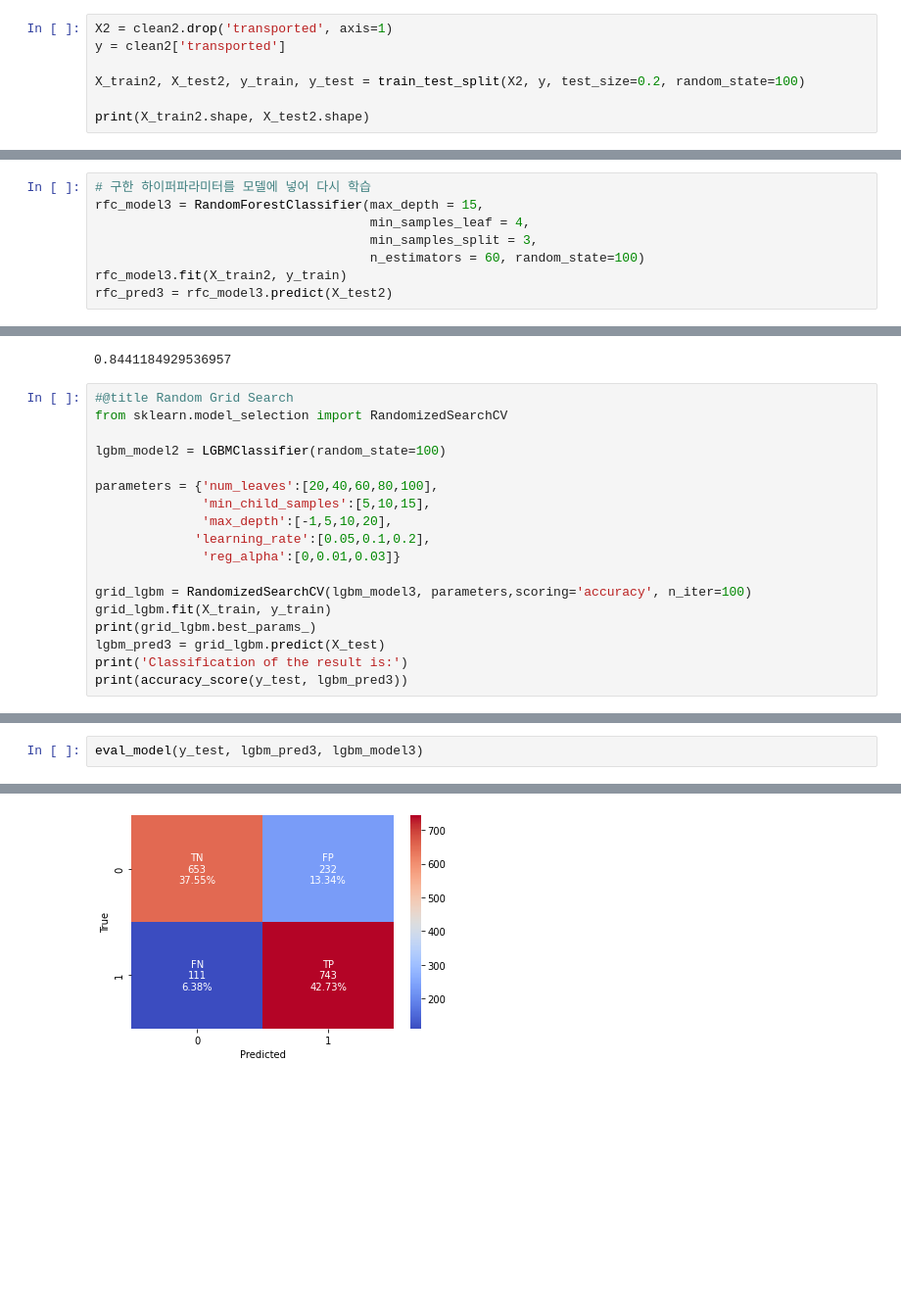
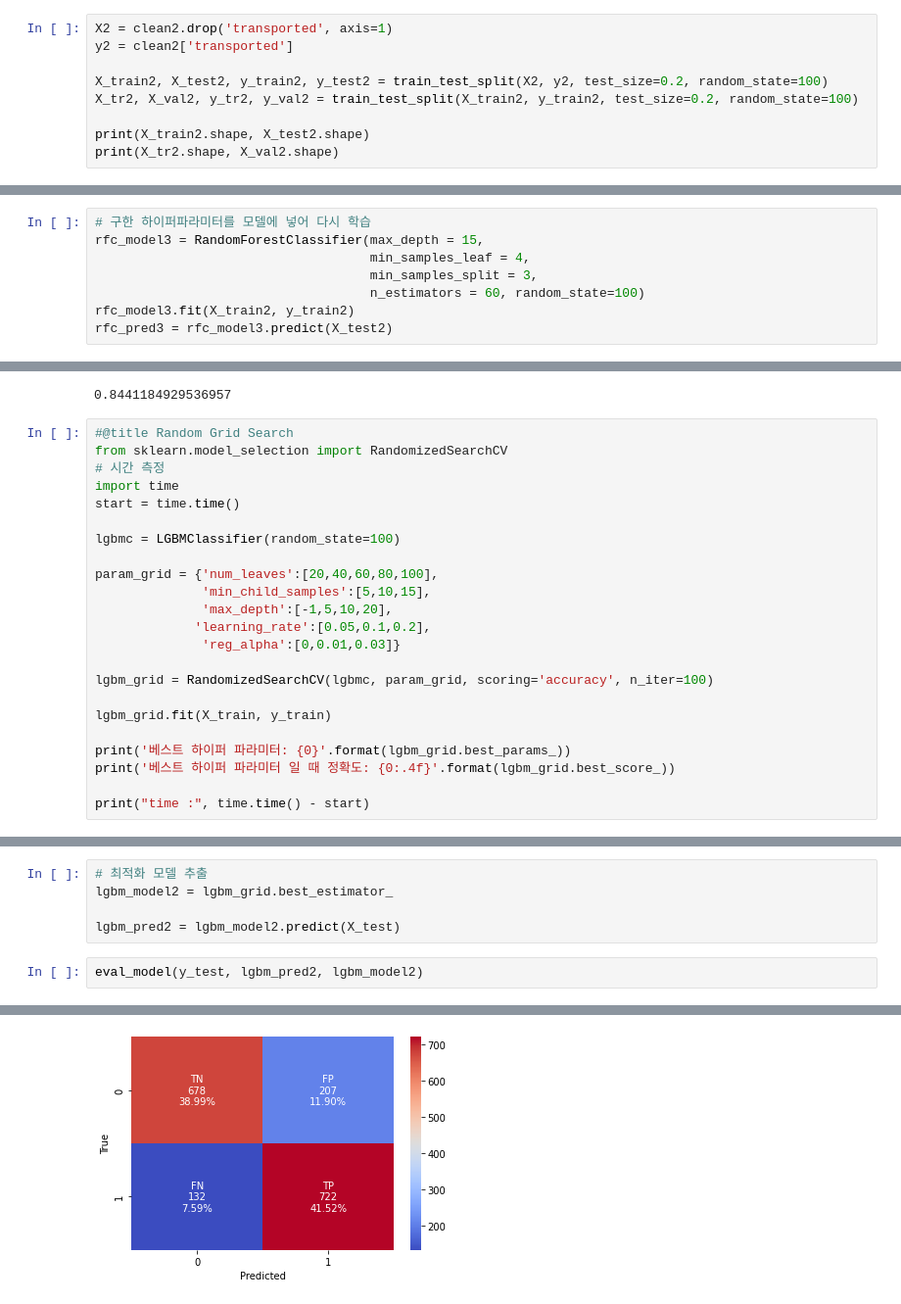
Before and after one commit to Ruinenhaft/Project_space_titanic, a Jupyter notebook: final code.ipynb, the cells around one changed output, grey strips where cells are left out. Shown: that part at 98% size. Saved outputs shown, nothing was run; the diff lists cells and outputs as text; blank space fills up the shorter version.

```diff
--- a/final code.ipynb
+++ b/final code.ipynb
@@ -433,10 +433,12 @@ Index(['transported', 'roomservice', 'foodcourt', 'shoppingmall', 'spa',
       dtype='object')
 # %%
 X2 = clean2.drop('transported', axis=1)
-y = clean2['transported']
+y2 = clean2['transported']
 
-X_train2, X_test2, y_train, y_test = train_test_split(X2, y, test_size=0.2, random_state=100)
+X_train2, X_test2, y_train2, y_test2 = train_test_split(X2, y2, test_size=0.2, random_state=100)
+X_tr2, X_val2, y_tr2, y_val2 = train_test_split(X_train2, y_train2, test_size=0.2, random_state=100)
 
 print(X_train2.shape, X_test2.shape)
+print(X_tr2.shape, X_val2.shape)
 # %% [output]
 (6954, 11) (1739, 11)
@@ -485,5 +488,5 @@ rfc_model3 = RandomForestClassifier(max_depth = 15,
                                     min_samples_leaf = 4,
                                     min_samples_split = 3,
                                     n_estimators = 60, random_state=100)
-rfc_model3.fit(X_train2, y_train)
+rfc_model3.fit(X_train2, y_train2)
 rfc_pred3 = rfc_model3.predict(X_test2)
@@ -582,19 +544,24 @@ accuracy_score(y_train, lgbm_model1.predict(X_train))
 # %%
 #@title Random Grid Search
 from sklearn.model_selection import RandomizedSearchCV
+# 시간 측정
+import time
+start = time.time()
 
-lgbm_model2 = LGBMClassifier(random_state=100)
+lgbmc = LGBMClassifier(random_state=100)
 
-parameters = {'num_leaves':[20,40,60,80,100],
+param_grid = {'num_leaves':[20,40,60,80,100],
               'min_child_samples':[5,10,15],
               'max_depth':[-1,5,10,20],
              'learning_rate':[0.05,0.1,0.2],
               'reg_alpha':[0,0.01,0.03]}
 
-grid_lgbm = RandomizedSearchCV(lgbm_model3, parameters,scoring='accuracy', n_iter=100)
-grid_lgbm.fit(X_train, y_train)
-print(grid_lgbm.best_params_)
-lgbm_pred3 = grid_lgbm.predict(X_test)
-print('Classification of the result is:')
-print(accuracy_score(y_test, lgbm_pred3))
+lgbm_grid = RandomizedSearchCV(lgbmc, param_grid, scoring='accuracy', n_iter=100)
+
+lgbm_grid.fit(X_train, y_train)
+
+print('베스트 하이퍼 파라미터: {0}'.format(lgbm_grid.best_params_))
+print('베스트 하이퍼 파라미터 일 때 정확도: {0:.4f}'.format(lgbm_grid.best_score_))
+
+print("time :", time.time() - start)
 # %% [output]
@@ -611,3 +571,8 @@ lgbm_pred3 = lgbm_model3.predict(X_test)
+# %%
+# 최적화 모델 추출
+lgbm_model2 = lgbm_grid.best_estimator_
+
+lgbm_pred2 = lgbm_model2.predict(X_test)
 # %%
-eval_model(y_test, lgbm_pred3, lgbm_model3)
+eval_model(y_test, lgbm_pred2, lgbm_model2)
 # %% [output]
@@ -616,3 +581,3 @@ roc-auc score  : 0.883953
 
 -- confusion matrix --
-[figure, old version]
+[figure, new version]
```
Also changed, not shown: parts of 59 cells of this notebook.
